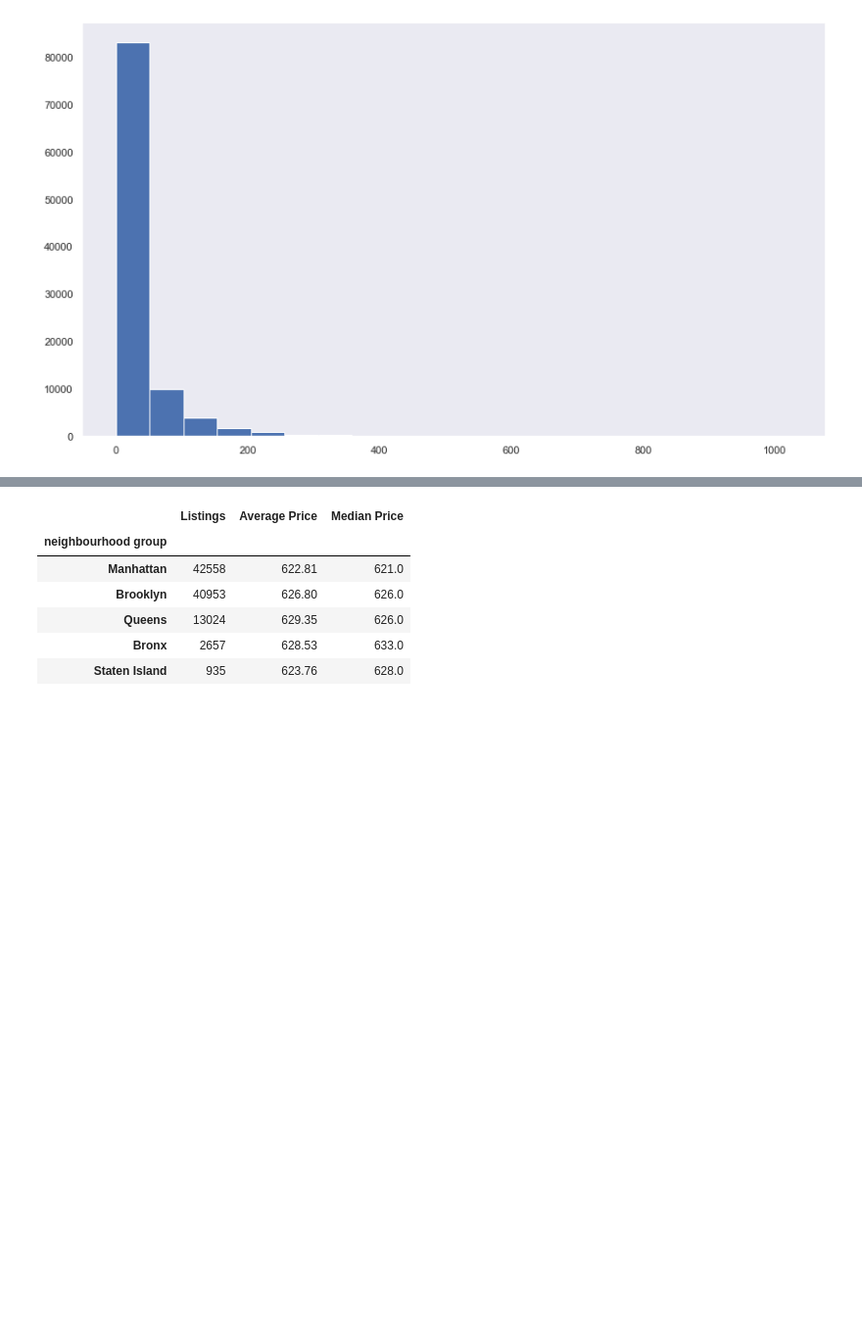
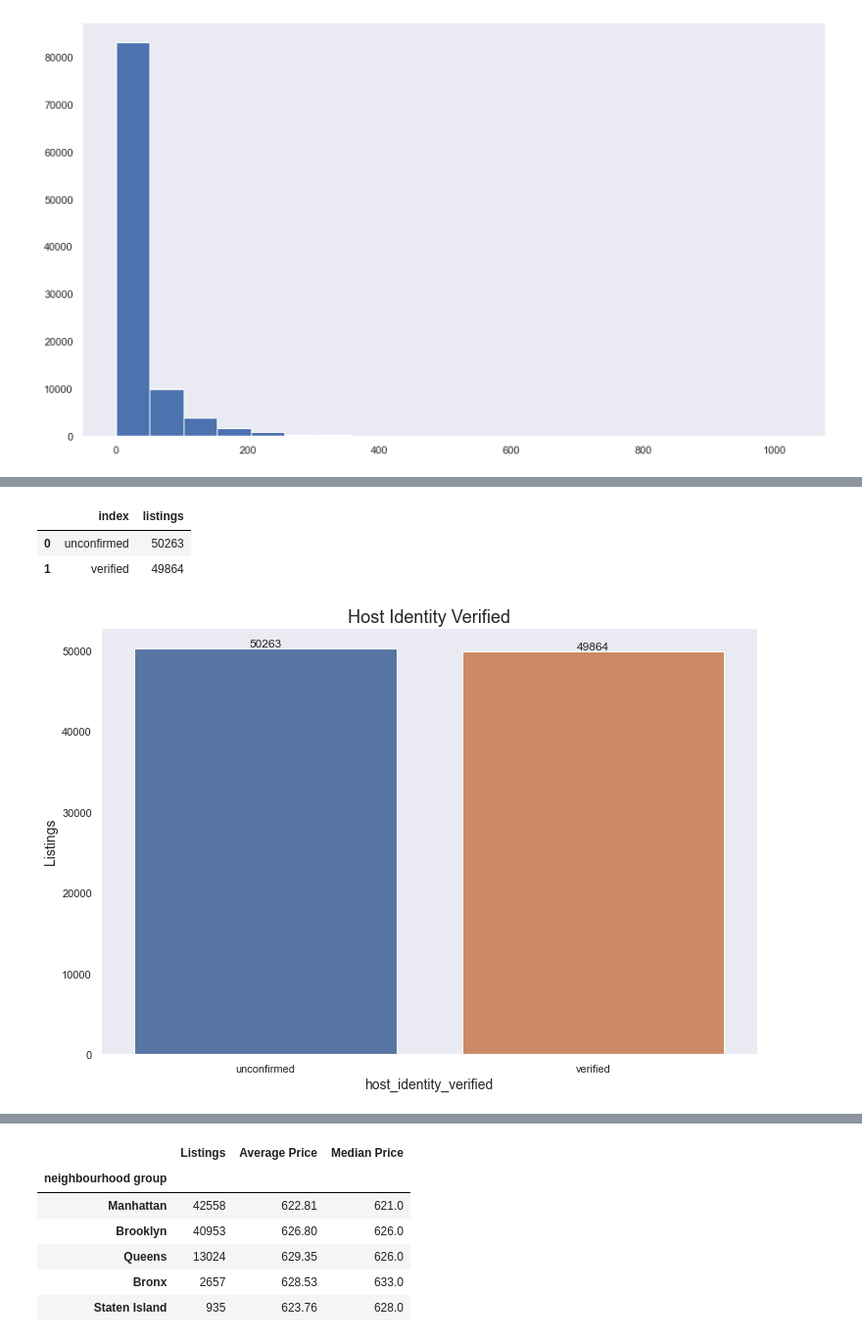
Before and after one commit to adalal80/AirBnB_EDA, a Jupyter notebook: AirBnB.ipynb, the cells around one changed output, grey strips where cells are left out. Shown: that part at 98% size. Saved outputs shown, nothing was run; the diff lists cells and outputs as text; code cells hidden in the pictures; blank space fills up the shorter version.

```diff
--- a/AirBnB.ipynb
+++ b/AirBnB.ipynb
@@ -342 +354,20 @@ Histogram of Number of Reviews
+# %%
+a.rename({'index':'A'})
+# %% [output]
+|  | index | listings |
+| 0 | unconfirmed | 50263 |
+| 1 | verified | 49864 |
+# %%
+
+column_name = 'host_identity_verified'
+plt.figure(figsize=(12,8))
+a = df2[column_name].value_counts().to_frame('listings').reset_index()
+ax = sns.barplot(x='index',y='listings',data=a)
+ax.set_title('Host Identity Verified',fontsize=18)
+plt.xlabel(column_name,fontsize=14)
+plt.ylabel('Listings',fontsize=14)
+for i in ax.containers:
+    ax.bar_label(i,)
+# %% [output]
+[figure, added]
 # %% [markdown]
```
Also changed, not shown: parts of 19 cells of this notebook.
